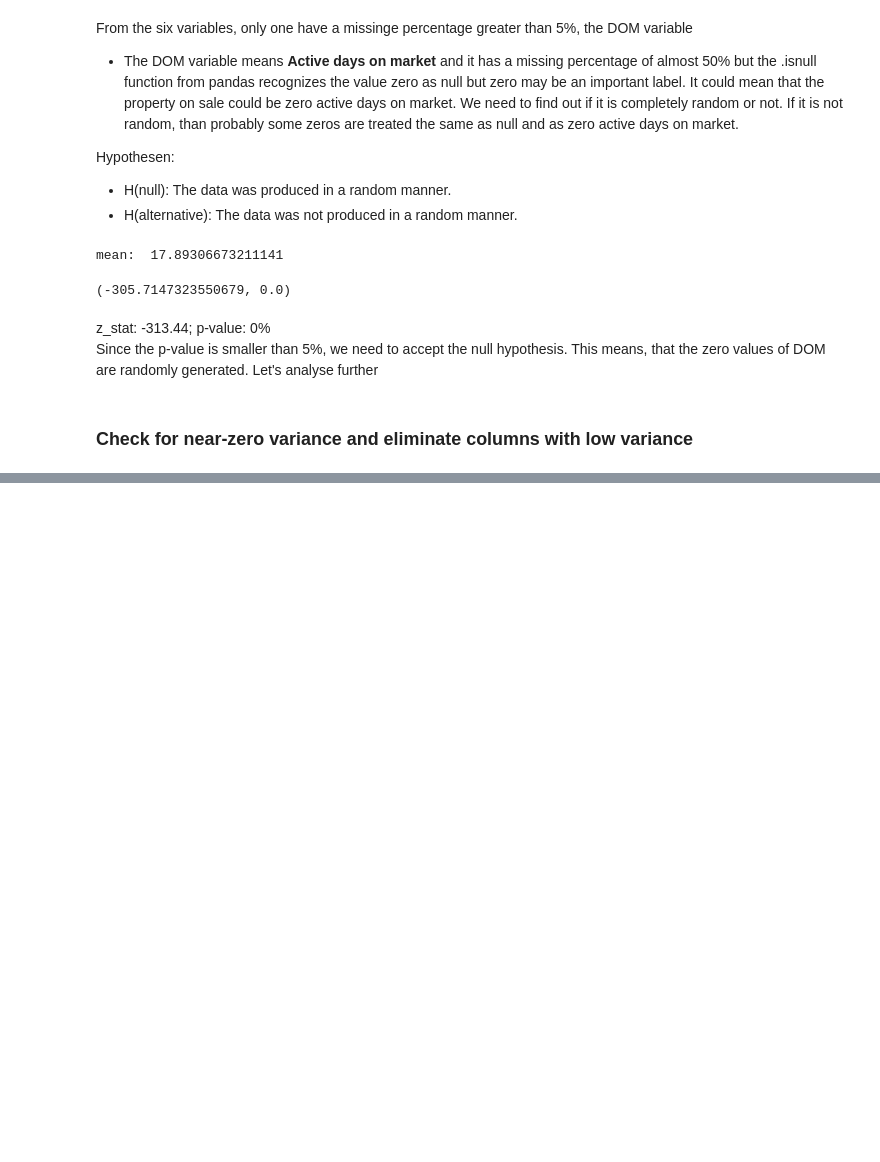
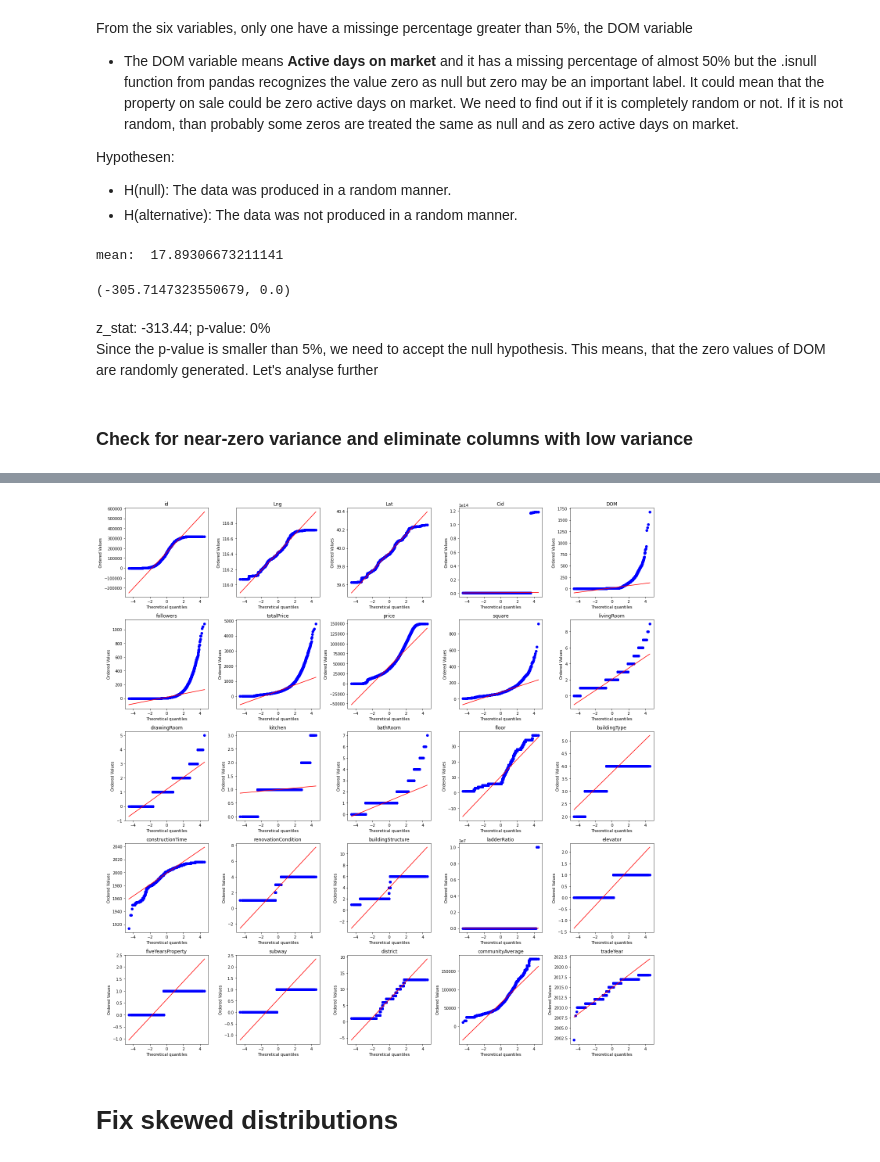
Before and after one commit to fhgr-cds-archive-class-2021/fhgr-3-s-ml-project-group-2, a Jupyter notebook: andre/preprocessing.ipynb, the cells around one changed output, grey strips where cells are left out. Saved outputs shown, nothing was run; the diff lists cells and outputs as text; code cells hidden in the pictures; blank space fills up the shorter version.

```diff
--- a/andre/preprocessing.ipynb
+++ b/andre/preprocessing.ipynb
@@ -324,0 +390,12 @@ AttributeError: 'VarianceThreshold' object has no attribute 'var'
+# %%
+fig, axes = plt.subplots(5, 5, figsize=(20, 20), layout="tight")
+fig.tight_layout()
+cols = df.columns
+for i, ax in enumerate(axes.flatten()):
+    col = cols[i]
+    stats.probplot(df[col], dist="norm", plot=ax)
+    ax.set_title(col)
+# %% [output]
+[figure, added]
+# %% [markdown]
+# Fix skewed distributions
```
Also changed, not shown: parts of 24 cells of this notebook.
